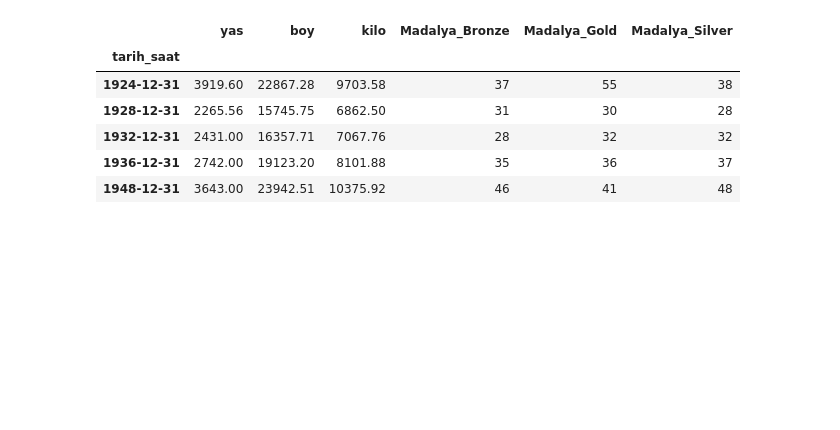
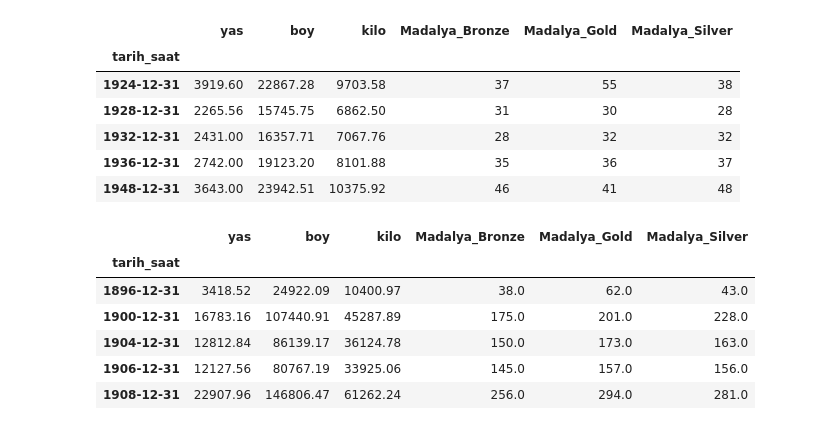
Before and after one commit to muratgoktas/DataScienceWithPython, a Jupyter notebook: OlimpiyatlarVeriSeti.ipynb, the cells around one changed output. Saved outputs shown, nothing was run; the diff lists cells and outputs as text; code cells hidden in the pictures; blank space fills up the shorter version.

```diff
--- a/OlimpiyatlarVeriSeti.ipynb
+++ b/OlimpiyatlarVeriSeti.ipynb
@@ -765,3 +765,15 @@ periodic_data_winter.head()
 | 1932-12-31 | 2431.00 | 16357.71 | 7067.76 | 28 | 32 | 32 |
 | 1936-12-31 | 2742.00 | 19123.20 | 8101.88 | 35 | 36 | 37 |
 | 1948-12-31 | 3643.00 | 23942.51 | 10375.92 | 46 | 41 | 48 |
+# %%
+periodic_data_summer = summer.resample("A").sum()
+periodic_data_summer = periodic_data_summer[~(periodic_data_summer ==0).any(axis=1)]
+periodic_data_summer.head()
+# %% [output]
+|  | yas | boy | kilo | Madalya_Bronze | Madalya_Gold | Madalya_Silver |
+| tarih_saat |  |  |  |  |  |  |
+| 1896-12-31 | 3418.52 | 24922.09 | 10400.97 | 38.0 | 62.0 | 43.0 |
+| 1900-12-31 | 16783.16 | 107440.91 | 45287.89 | 175.0 | 201.0 | 228.0 |
+| 1904-12-31 | 12812.84 | 86139.17 | 36124.78 | 150.0 | 173.0 | 163.0 |
+| 1906-12-31 | 12127.56 | 80767.19 | 33925.06 | 145.0 | 157.0 | 156.0 |
+| 1908-12-31 | 22907.96 | 146806.47 | 61262.24 | 256.0 | 294.0 | 281.0 |
```
Also changed, not shown: parts of 2 cells of this notebook.
